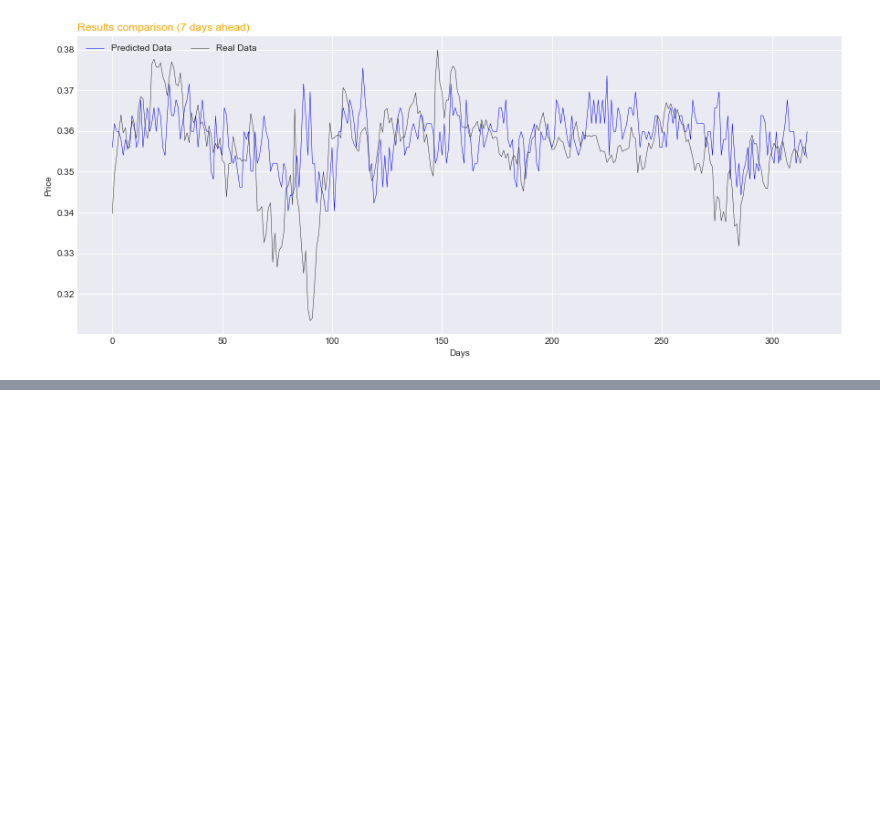
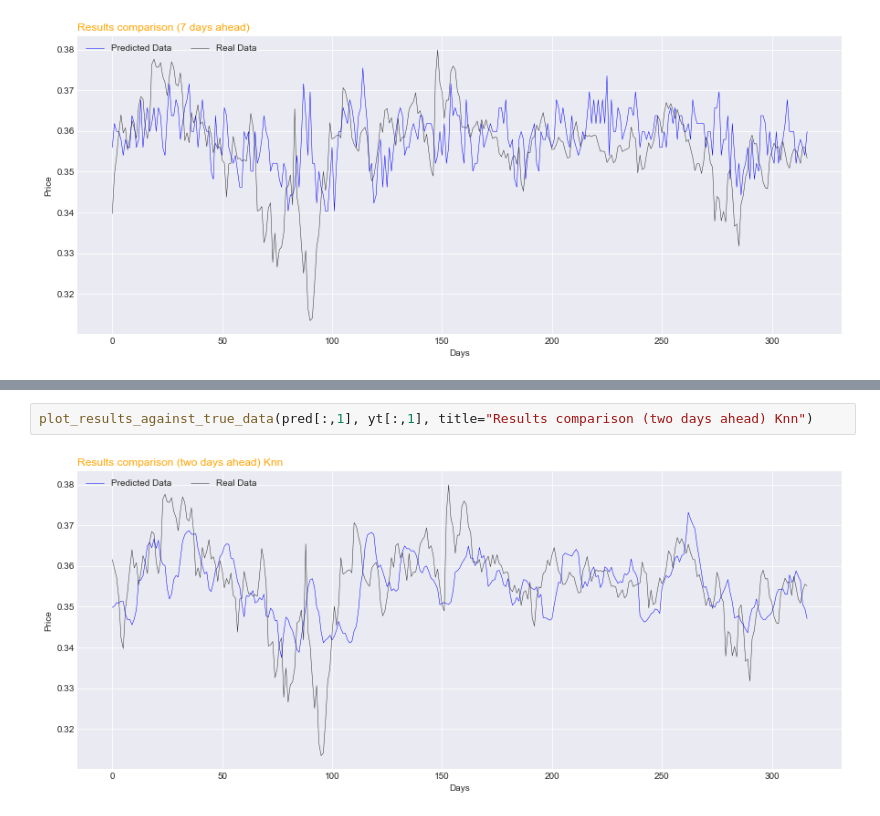
Before and after one commit to saul91isern/sp500, a Jupyter notebook: ny50.ipynb, the cells around one changed output, grey strips where cells are left out. Cells and saved outputs as stored; diff of their text form; blank space fills up the shorter version.

```diff
--- a/ny50.ipynb
+++ b/ny50.ipynb
@@ -387,0 +413,4 @@ plot_results_against_true_data(pred[:,6], yt[:,6], title="Results comparison (7
+# %%
+plot_results_against_true_data(pred[:,1], yt[:,1], title="Results comparison (two days ahead) Knn")
+# %% [output]
+[figure, added]
```
Also changed, not shown: parts of 15 cells of this notebook.
